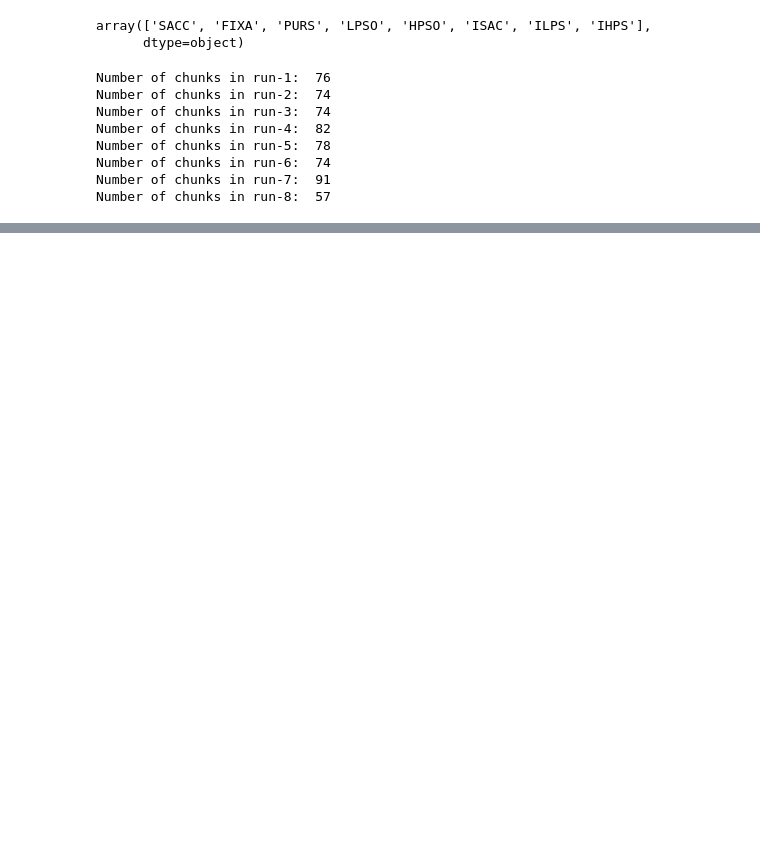
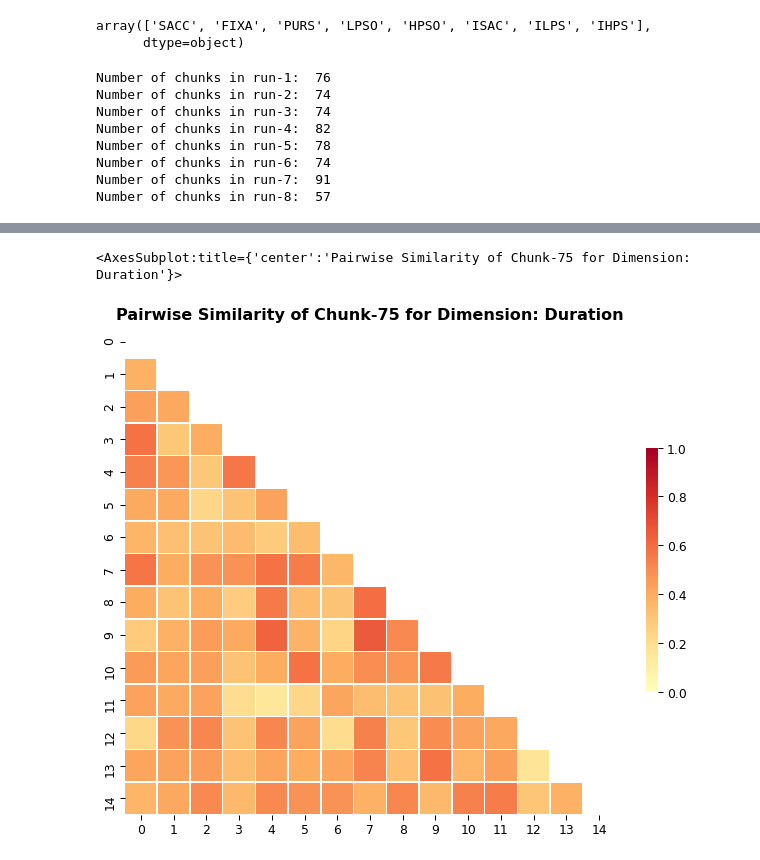
Before and after one commit to nimarek/eye_mri, a Jupyter notebook: eye_simi.ipynb, the cells around one changed output, grey strips where cells are left out. Drawn from its saved outputs; the diff is of its cells as text; code cells hidden in the pictures; blank space fills up the shorter version.

```diff
--- a/eye_simi.ipynb
+++ b/eye_simi.ipynb
@@ -291,0 +320,22 @@ sns.clustermap(gower_eye_matrix(chunk_train_data[(chunk_train_data['subject'] ==
+# %%
+chunk_train_sim = []
+
+simi_dimensions = ['Shape', 'Direction', 'Length', 'Position', 'Duration']
+chunk_index = 75
+
+for sub_a in sub_train_list:
+    a=mmg.remodnav_reader(chunk_dir + f'/chunk-{chunk_index}_sub-{sub_a}.tsv', screensize=screen_size)
+
+    for sub_b in sub_train_list:
+        b=mmg.remodnav_reader(chunk_dir + f'/chunk-{chunk_index}_sub-{sub_b}.tsv', screensize=screen_size)
+        chunk_train_sim.append(mmg.docomparison(a, b, screensize=screen_size)[4])
+# %%
+pos_sim = np.reshape(chunk_train_sim, (len(sub_train_list), len(sub_train_list)))
+mask = np.triu(np.ones_like(pos_sim, dtype=bool))
+f, ax = plt.subplots(figsize=(11, 9))
+plt.title(f'Pairwise Similarity of Chunk-{chunk_index} for Dimension: {simi_dimensions[4]}', weight='bold').set_fontsize('16')
+sns.heatmap(pos_sim, mask=mask, center=0, cmap=plt.cm.get_cmap('RdYlBu_r'), vmin=0, vmax=1,
+            linewidths=.5, cbar_kws={"shrink": .5})
+# %% [output]
+<AxesSubplot:title={'center':'Pairwise Similarity of Chunk-75 for Dimension: Duration'}>
+[figure, added]
```
Also changed, not shown: parts of 30 cells of this notebook.
